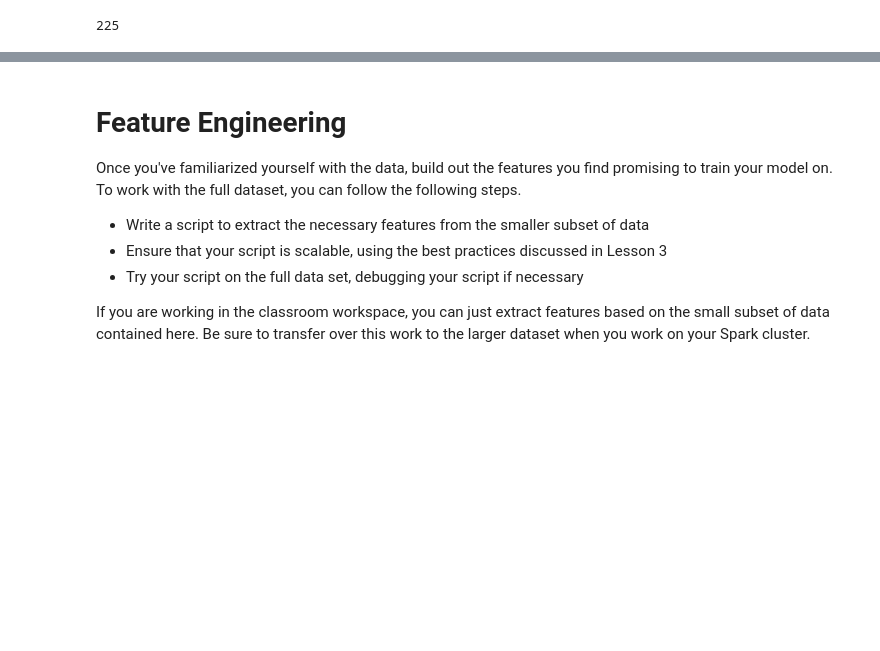
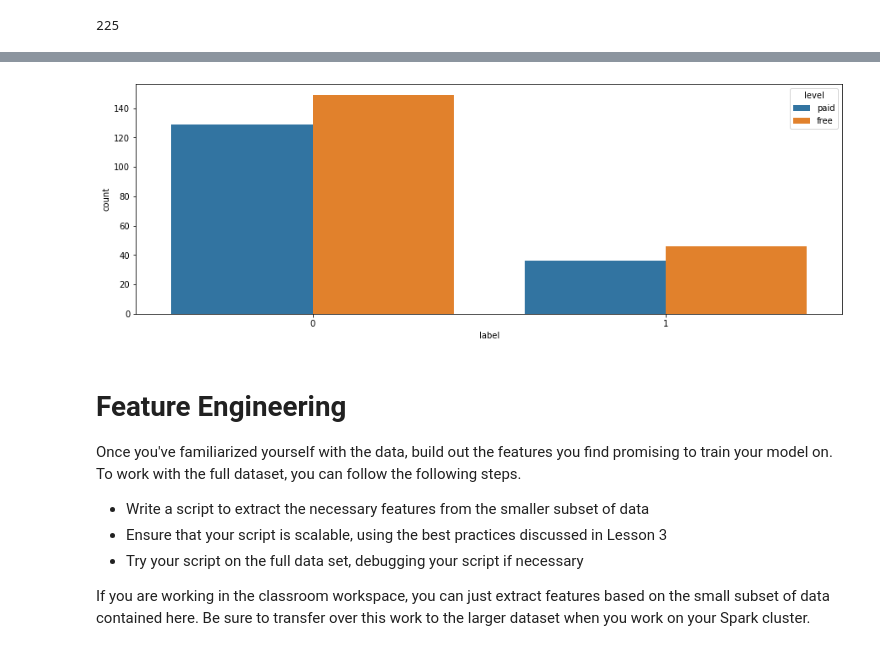
Before and after one commit to ds-praveenkumar/sparkify, a Jupyter notebook: Sparkify.ipynb, the cells around one changed output, grey strips where cells are left out. Cells and saved outputs as stored; diff of their text form; code cells hidden in the pictures; blank space fills up the shorter version.

```diff
--- a/Sparkify.ipynb
+++ b/Sparkify.ipynb
@@ -295,0 +312,5 @@ distinct_attributes(df,'page')
+# %%
+# User status by paid level
+paid_df = df.dropDuplicates(['userId', 'level']).groupby(['label', 'level']).count()
+paid_df = paid_df.toPandas()
+paid_df
@@ -296,3 +323,7 @@ distinct_attributes(df,'page')
+# %%
+bar_plot(paid_df,'label','count','level')
+# %% [output]
+[figure, added]
 # %%
 def count_missings(spark_df,sort=True):
     """
```
Also changed, not shown: parts of 23 cells of this notebook.
